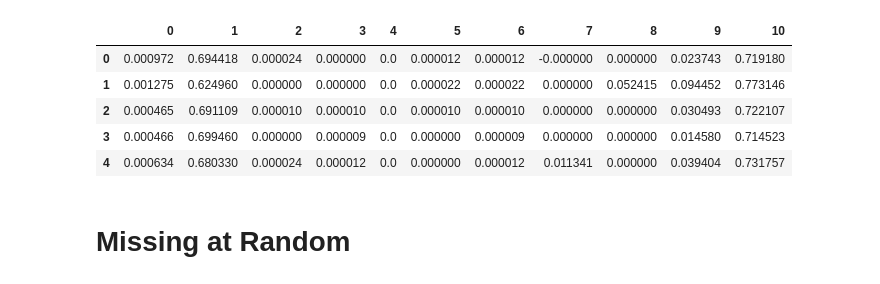
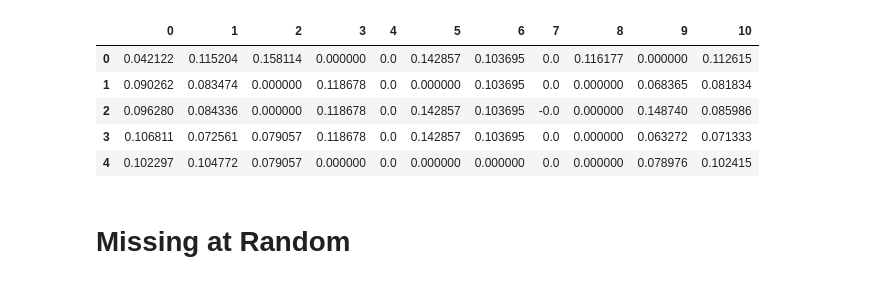
Before and after one commit to Beau-Smit/missing-data, a Jupyter notebook: Takeaways.ipynb, the cells around one changed output. Cells and saved outputs as stored; diff of their text form; code cells hidden in the pictures.

```diff
--- a/Takeaways.ipynb
+++ b/Takeaways.ipynb
@@ -12,21 +13,20 @@ import pandas as pd
 # %%
 # simulate data
 sim_df = simulate_data.sim_data(**simulate_data.sim_params)
 
 # drop categorical feature for now
 sim_df = sim_df.drop("Group", axis=1)
 
-# normalize data
-nrml = Normalizer()
-sim_norm = nrml.fit_transform(sim_df)
-
+# Normalize data by feature (axis=0)
+# norms we could use for re-scaling later
+sim_norm, norms = normalize(sim_df, axis=0, return_norm=True)
 pd.DataFrame(sim_norm).head()
 # %% [output]
 |  | 0 | 1 | 2 | 3 | 4 | 5 | 6 | 7 | 8 | 9 | 10 |
-| 0 | 0.000972 | 0.694418 | 0.000024 | 0.000000 | 0.0 | 0.000012 | 0.000012 | -0.000000 | 0.000000 | 0.023743 | 0.719180 |
-| 1 | 0.001275 | 0.624960 | 0.000000 | 0.000000 | 0.0 | 0.000022 | 0.000022 | 0.000000 | 0.052415 | 0.094452 | 0.773146 |
-| 2 | 0.000465 | 0.691109 | 0.000010 | 0.000010 | 0.0 | 0.000010 | 0.000010 | 0.000000 | 0.000000 | 0.030493 | 0.722107 |
-| 3 | 0.000466 | 0.699460 | 0.000000 | 0.000009 | 0.0 | 0.000000 | 0.000009 | 0.000000 | 0.000000 | 0.014580 | 0.714523 |
-| 4 | 0.000634 | 0.680330 | 0.000024 | 0.000012 | 0.0 | 0.000000 | 0.000012 | 0.011341 | 0.000000 | 0.039404 | 0.731757 |
+| 0 | 0.042122 | 0.115204 | 0.158114 | 0.000000 | 0.0 | 0.142857 | 0.103695 | 0.0 | 0.116177 | 0.000000 | 0.112615 |
+| 1 | 0.090262 | 0.083474 | 0.000000 | 0.118678 | 0.0 | 0.000000 | 0.103695 | 0.0 | 0.000000 | 0.068365 | 0.081834 |
+| 2 | 0.096280 | 0.084336 | 0.000000 | 0.118678 | 0.0 | 0.142857 | 0.103695 | -0.0 | 0.000000 | 0.148740 | 0.085986 |
+| 3 | 0.106811 | 0.072561 | 0.079057 | 0.118678 | 0.0 | 0.142857 | 0.103695 | 0.0 | 0.000000 | 0.063272 | 0.071333 |
+| 4 | 0.102297 | 0.104772 | 0.079057 | 0.000000 | 0.0 | 0.000000 | 0.000000 | 0.0 | 0.000000 | 0.078976 | 0.102415 |
 # %%
 # NNM parameters
```
Also changed, not shown: parts of 11 cells of this notebook, 3 other files.
